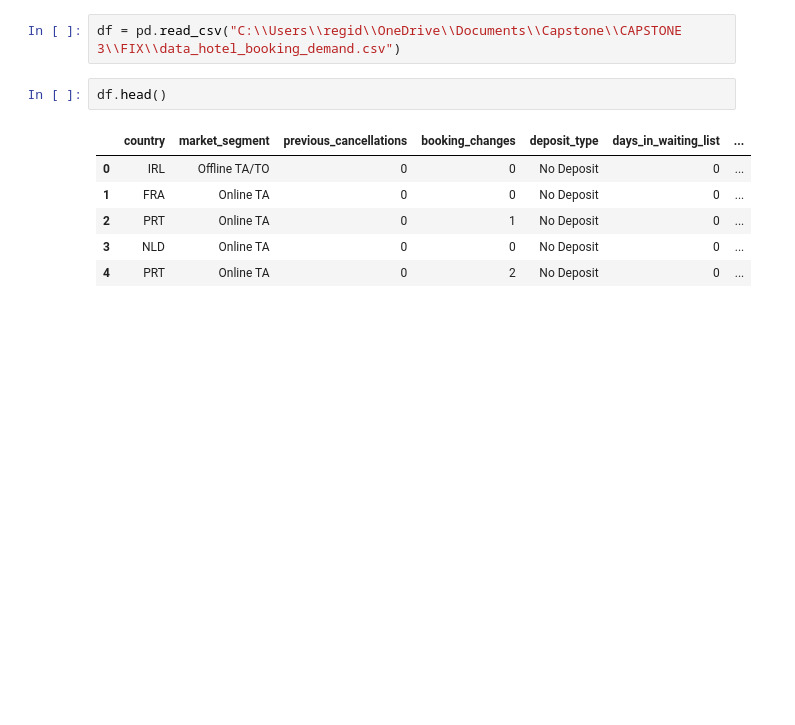
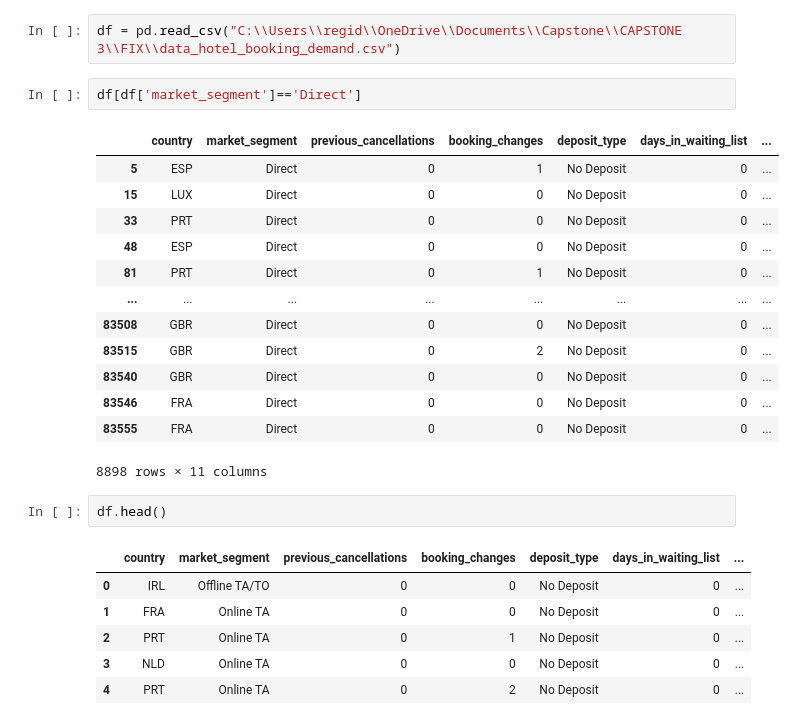
Before and after one commit to regidwid/Hotel-Booking-Demand, a Jupyter notebook: JCDS-0808-002-RegiDwiDarmawan.ipynb, the cells around one changed output. Cells and saved outputs as stored; diff of their text form; blank space fills up the shorter version.

```diff
--- a/JCDS-0808-002-RegiDwiDarmawan.ipynb
+++ b/JCDS-0808-002-RegiDwiDarmawan.ipynb
@@ -130,5 +133,21 @@ import shap
 # %%
 df = pd.read_csv("C:\\Users\\regid\\OneDrive\\Documents\\Capstone\\CAPSTONE 3\\FIX\\data_hotel_booking_demand.csv")
+# %%
+df[df['market_segment']=='Direct']
+# %% [output]
+|  | country | market_segment | previous_cancellations | booking_changes | deposit_type | days_in_waiting_list | ... |
+| 5 | ESP | Direct | 0 | 1 | No Deposit | 0 | ... |
+| 15 | LUX | Direct | 0 | 0 | No Deposit | 0 | ... |
+| 33 | PRT | Direct | 0 | 0 | No Deposit | 0 | ... |
+| 48 | ESP | Direct | 0 | 0 | No Deposit | 0 | ... |
+| 81 | PRT | Direct | 0 | 1 | No Deposit | 0 | ... |
+| ... | ... | ... | ... | ... | ... | ... | ... |
+| 83508 | GBR | Direct | 0 | 0 | No Deposit | 0 | ... |
+| 83515 | GBR | Direct | 0 | 2 | No Deposit | 0 | ... |
+| 83540 | GBR | Direct | 0 | 0 | No Deposit | 0 | ... |
+| 83546 | FRA | Direct | 0 | 0 | No Deposit | 0 | ... |
+| 83555 | FRA | Direct | 0 | 0 | No Deposit | 0 | ... |
+8898 rows × 11 columns
 # %%
 df.head()
 # %% [output]
```
Also changed, not shown: parts of 2 cells of this notebook.
